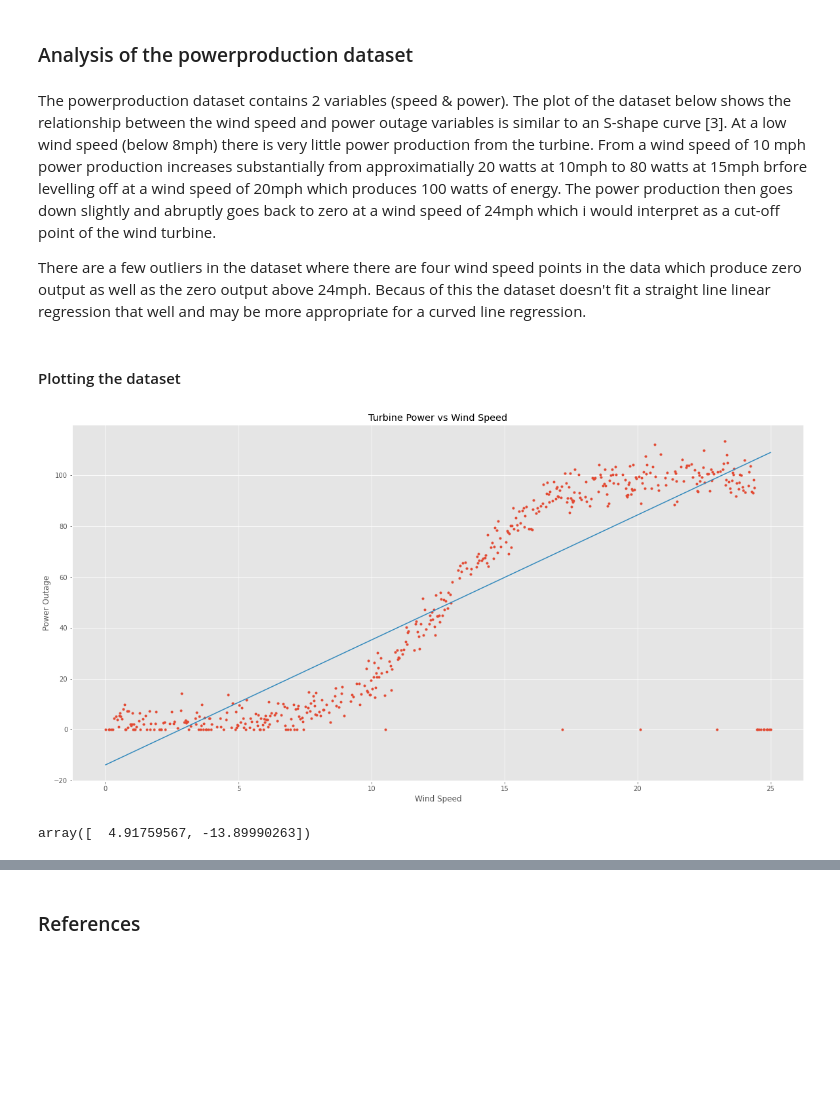
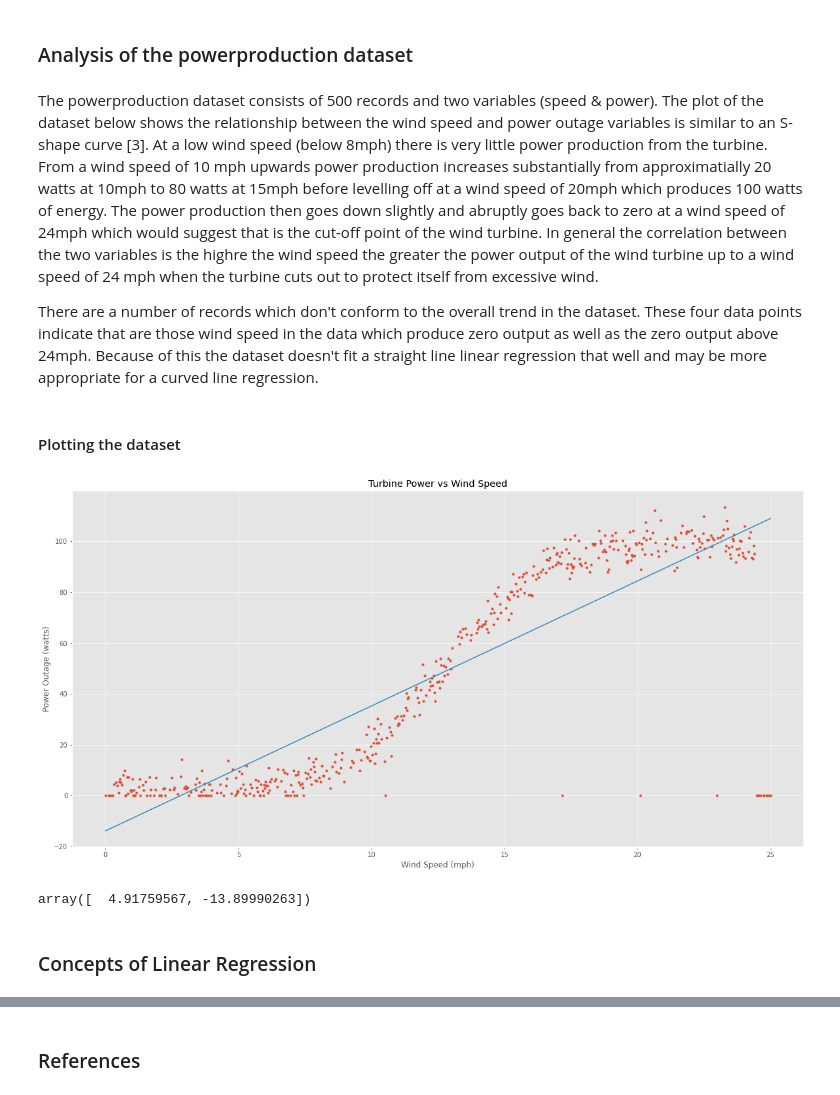
Before and after one commit to nmanley73/Project-Fundamentals, a Jupyter notebook: Project-Fundamentals.ipynb, the cells around one changed output, grey strips where cells are left out. Drawn from its saved outputs; the diff is of its cells as text; code cells hidden in the pictures; blank space fills up the shorter version.

Commit message:
adding concepts of linear regression

```diff
--- a/Project-Fundamentals.ipynb
+++ b/Project-Fundamentals.ipynb
@@ -42,39 +33,41 @@ df.head(10)
 # %% [markdown]
 ### Analysis of the powerproduction dataset
 # %% [markdown]
-The powerproduction dataset contains 2 variables (speed & power). The plot of the dataset below shows the relationship between the wind speed and power outage variables is similar to an S-shape curve [3]. At a low wind speed (below 8mph) there is very little power production from the turbine. From a wind speed of 10 mph power production increases substantially from approximatially 20 watts at 10mph to 80 watts at 15mph brfore levelling off at a wind speed of 20mph which produces 100 watts of energy. The power production then goes down slightly and abruptly goes back to zero at a wind speed of 24mph which i would interpret as a cut-off point of the wind turbine.
+The powerproduction dataset consists of 500 records and two variables (speed & power). The plot of the dataset below shows the relationship between the wind speed and power outage variables is similar to an S-shape curve [3]. At a low wind speed (below 8mph) there is very little power production from the turbine. From a wind speed of 10 mph upwards power production increases substantially from approximatially 20 watts at 10mph to 80 watts at 15mph before levelling off at a wind speed of 20mph which produces 100 watts of energy. The power production then goes down slightly and abruptly goes back to zero at a wind speed of 24mph which would suggest that is the cut-off point of the wind turbine. In general the correlation between the two variables is the highre the wind speed the greater the power output of the wind turbine up to a wind speed of 24 mph when the turbine cuts out to protect itself from excessive wind.
 
-There are a few outliers in the dataset where there are four wind speed points in the data which produce zero output as well as the zero output above 24mph. Becaus of this the dataset doesn't fit a straight line linear regression that well and may be more appropriate for a curved line regression.
+There are a number of records which don't conform to the overall trend in the dataset. These four data points indicate that are those wind speed in the data which produce zero output as well as the zero output above 24mph. Because of this the dataset doesn't fit a straight line linear regression that well and may be more appropriate for a curved line regression.
 # %% [markdown]
 #### Plotting the dataset
 # %%
 # import libraries
 import matplotlib.pyplot as plt
 import seaborn as sns
 import numpy as np
 
 # make plot tidier
 plt.style.use("ggplot")
 # make plot bigger
 plt.rcParams["figure.figsize"] = (20,10)
 
 # set x equal to speed variable and y to power variable
 x = df.speed
 y = df.power
 
 
 coeffs = np.polyfit(x,y,1)
 plt.plot(x, y, '.', label = "Data")
 c=plt.plot(x, coeffs[0]*x+coeffs[1], '-', label = "Best fit")
 #plt.plot(df["speed"], df["power"], '.', label = "Data")
 
 # add title, xlabel and ylabel to plot
 plt.title("Turbine Power vs Wind Speed")
-plt.xlabel("Wind Speed")
-plt.ylabel("Power Outage");
+plt.xlabel("Wind Speed (mph)")
+plt.ylabel("Power Outage (watts)");
 # %% [output]
-[figure, old version]
+[figure, new version]
 # %%
 coeffs
 # %% [output]
 array([  4.91759567, -13.89990263])
+# %% [markdown]
+### Concepts of Linear Regression
```
Also changed, not shown: parts of 3 cells of this notebook.
